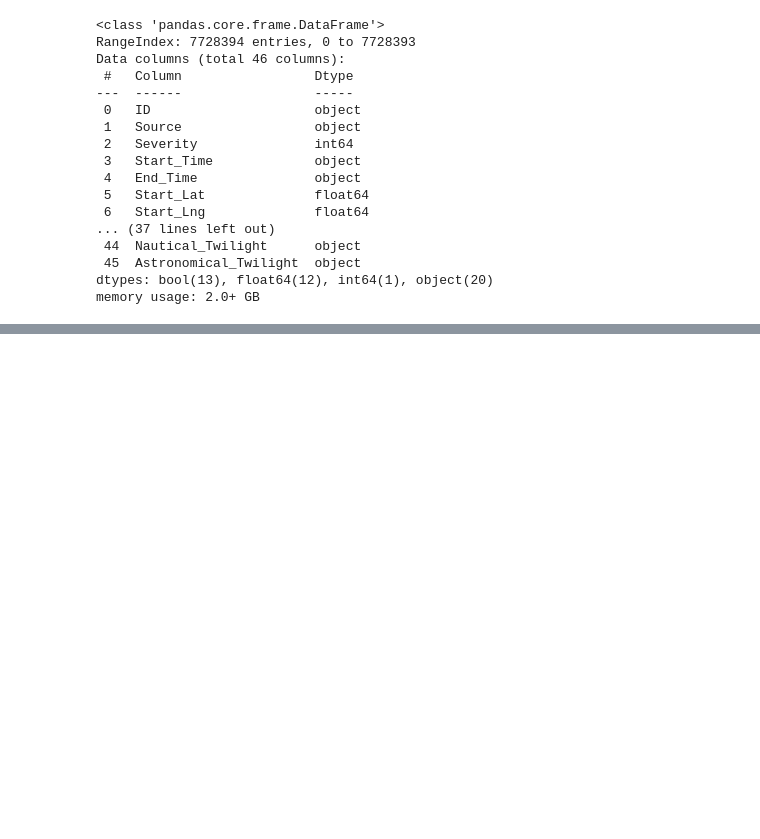
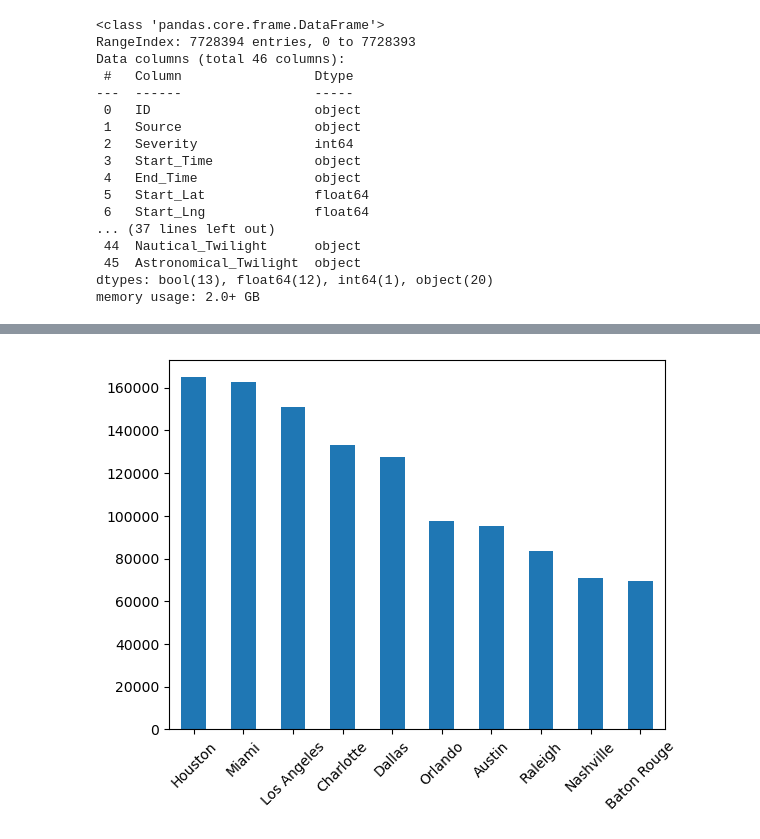
Before and after one commit to Kestrel86/US_AccidentModel, a Jupyter notebook: US_Accidents_EDA.ipynb, the cells around one changed output, grey strips where cells are left out. Cells and saved outputs as stored; diff of their text form; code cells hidden in the pictures; blank space fills up the shorter version.

```diff
--- a/US_Accidents_EDA.ipynb
+++ b/US_Accidents_EDA.ipynb
@@ -45,4 +125,4 @@ df.isna().sum().sort_values(ascending=False)
 # %%
-# Removed these two columns because the latitude and longitude values are too varied
-df.drop(columns=['End_Lat', 'End_lng'], axis=1, inplace=True)
+# drops a sizeable amount of data that may not be too informative for ML, comment out if you want to use these columns
+df.drop(columns=['ID', 'Source', "End_Lat", "End_Lng","End_Time", "Weather_Timestamp","Zipcode","Street","Country", 'Description','Airport_Code', "Timezone"], inplace=True)
 # %%
@@ -50 +130,5 @@ df.drop(columns=['End_Lat', 'End_lng'], axis=1, inplace=True)
 df.drop_duplicates(inplace=True)
+# %%
+#Converting Time figures from abject type to datetime64 type
+df['Start_Time']=pd.to_datetime(df['Start_Time'],format='%Y-%m-%d %H:%M:%S')
+df['Start_Time'].dtype
@@ -50,0 +182,4 @@ df.drop_duplicates(inplace=True)
+# %%
+# Top 5 cities for accidents are Miami, Houston, LA, Charlotte, Dallas
+cities_by_accident = df['City'].value_counts()
+cities_by_accident
@@ -50,0 +213,3 @@ df.drop_duplicates(inplace=True)
+# %%
+top_10_cities = cities_by_accident.nlargest(10)
+top_10_cities
@@ -50,0 +228,6 @@ df.drop_duplicates(inplace=True)
+# %%
+top_10_cities.plot(kind='bar')
+plt.xticks(rotation=45)
+plt.show()
+# %% [output]
+[figure, added]
```
Also changed, not shown: parts of 35 cells of this notebook.
